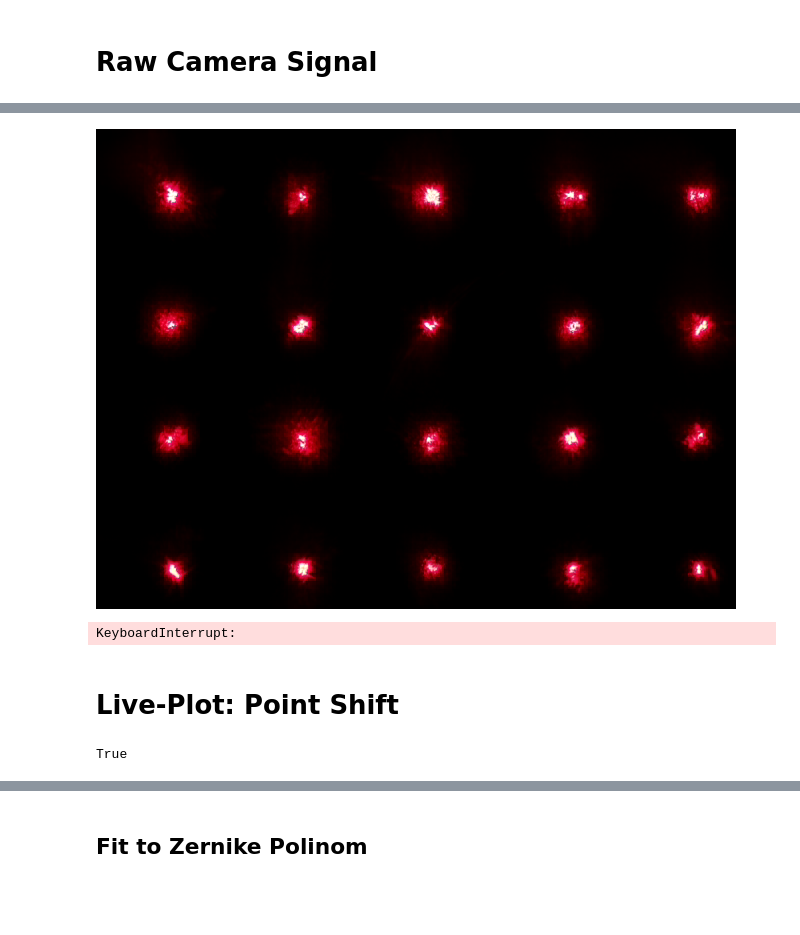
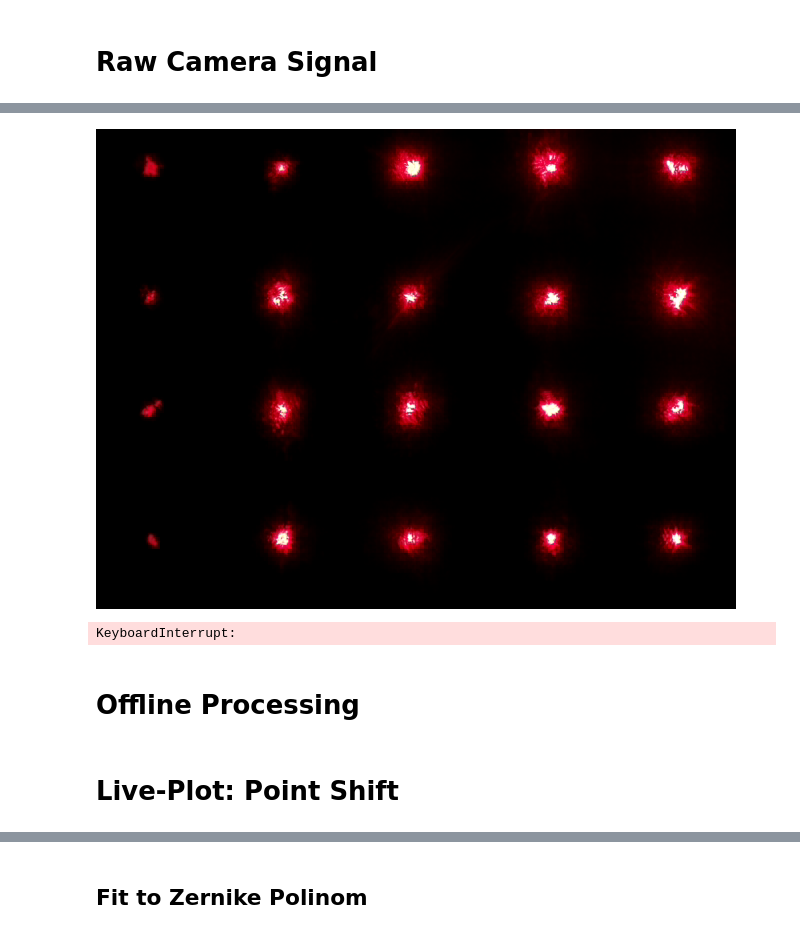
Before and after one commit to hajanssen/pi-shack-hartmann-sensor, a Jupyter notebook: src/dev/Integratoin#4.ipynb, the cells around one changed output, grey strips where cells are left out. Drawn from its saved outputs; the diff is of its cells as text; code cells hidden in the pictures; blank space fills up the shorter version.

Commit message:
working on OfflineProccesing of recordet data

```diff
--- a/src/dev/Integratoin#4.ipynb
+++ b/src/dev/Integratoin#4.ipynb
@@ -16,0 +124,15 @@ import cv2 as cv
+# %%
+np2str = lambda x :[str(val) for val in x]
+
+
+hist, bin_edges = np.histogram(List_of_Images[0],bins=10)
+
+#np2str(bin_edges[:-1]) + "-" + np2str(bin_edges[1:])
+
+
+bin_name = []
+for i in range(len(bin_edges)-1):
+    bin_name += [str(bin_edges[i]) + "-" + str(bin_edges[i+1])]
+
+plt.figure()
+plt.semilogy(bin_name,hist)
@@ -17,36 +143,40 @@ import cv2 as cv
 # %%
 
 
+List_of_Images = []
 
 with picamera.PiCamera(
         sensor_mode= 4,  # 1640x1232, full FoV, binning 2x2
         resolution= (640,480),
         #resolution= (2028,1524),
         framerate= 90
 ) as camera:
     time.sleep(1)  # let the camera warm up and set gain/white balance
     camera.exposure_mode = 'off'
     camera.awb_mode = 'off'
     camera.awb_gains = 2
     camera.shutter_speed = int(6e5)
     camera.iso = 1
     output = np.zeros((480,640,3), dtype=np.uint8)
     t1 = time.time_ns()
     for i in range(100000):
         camera.capture(output,'rgb',use_video_port=True)
         img = output.astype(np.uint16)
+
+        List_of_Images += [output]
+
         for j in range(10):
             camera.capture(output,'rgb',use_video_port=True)
             img += Image.fromarray(output,'RGB')
 
         img = (img/11).astype(np.uint8)
         img = Image.fromarray(img,'RGB')
 
 
         t2 = time.time_ns()
         display(img,clear=True)
-    #t2 = time.time_ns()
-    #print(50/((t2 - t1)/1e9))
+    t2 = time.time_ns()
+    print(50/((t2 - t1)/1e9))
 # %% [output]
-[figure, old version]
+[figure, new version]
 KeyboardInterrupt:
@@ -53,9 +185,7 @@ KeyboardInterrupt:
+# %% [markdown]
+# Offline Processing
 # %% [markdown]
 # Live-Plot: Point Shift
-# %%
-10 < 40
-# %% [output]
-True
 # %%
 
 indx = 0
```
Also changed, not shown: parts of 40 cells of this notebook, 8 other files.
